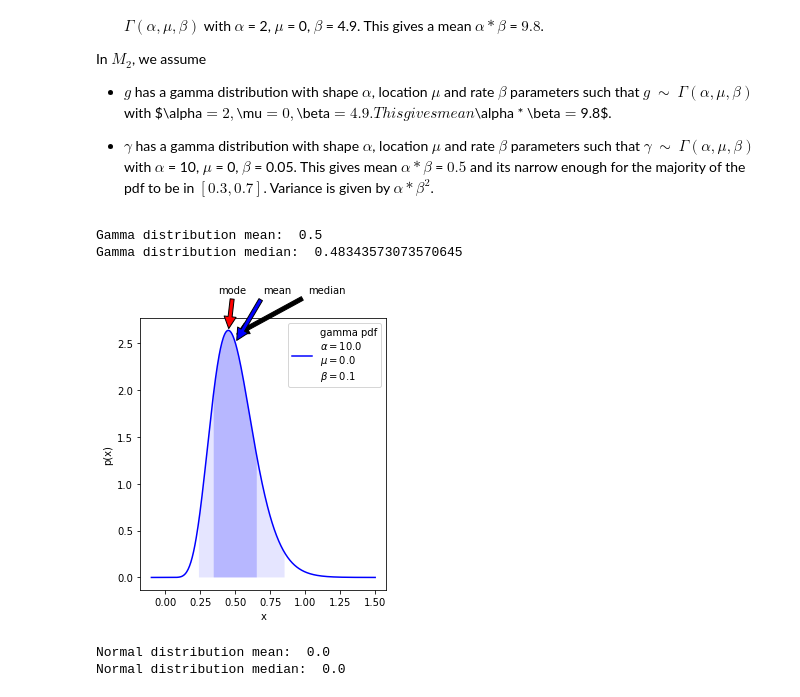
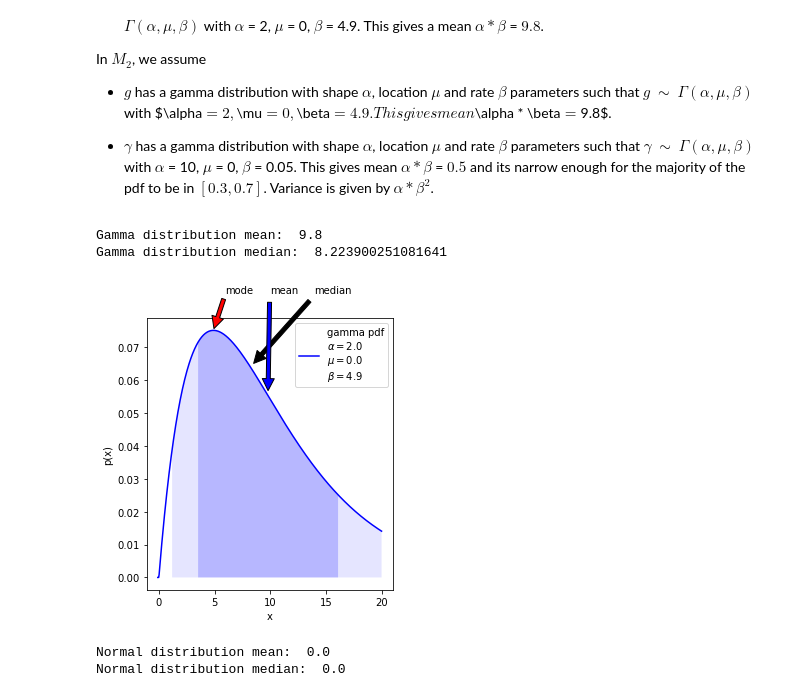
Before and after one commit to AlanSalgo1/BAND, a Jupyter notebook: BAND_Emulator.ipynb, the cells around one changed output. Drawn from its saved outputs; the diff is of its cells as text; code cells hidden in the pictures.

```diff
--- a/BAND_Emulator.ipynb
+++ b/BAND_Emulator.ipynb
@@ -210,26 +210,26 @@ def dist_plot(ax, dist_label, x_dist, dist, color='blue'):
 # %%
 # Make some standard plots: normal, gamma
 fig = plt.figure(figsize=(15,5))
 
 # gamma distribution, characterized by a, m, and b parameters
-x_gamma = np.linspace(-0.1, 1.5, 500)  # beta ranges from 0 to 1
-a = 10
+x_gamma = np.linspace(-0.1, 20, 500)  # beta ranges from 0 to 1
+a = 2
 m = 0
-b = 0.05
+b = 4.9
 
 gamma_dist = sps.gamma(a, m, b)  # the gamma distribution from scipy.stats
 gamma1_label='gamma pdf' + '\n' + rf'$\alpha=${a:1.1f}' \
               + '\n' + rf'$\mu=${m:1.1f}' \
               + '\n' + rf'$\beta=${b:1.1f}'
 ax2 = fig.add_subplot(1,3,2)
 dist_plot(ax2, gamma1_label, x_gamma, gamma_dist)
 
 print("Gamma distribution mean: ", gamma_dist.mean(), \
       "\nGamma distribution median: ", gamma_dist.median())
 # %% [output]
-Gamma distribution mean:  0.5
-Gamma distribution median:  0.48343573073570645
+Gamma distribution mean:  9.8
+Gamma distribution median:  8.223900251081641
-[figure, old version]
+[figure, new version]
 # %%
 # Make some standard plots: normal, gamma
 fig2 = plt.figure(figsize=(15,5))
```
Also changed, not shown: 1 other file.
